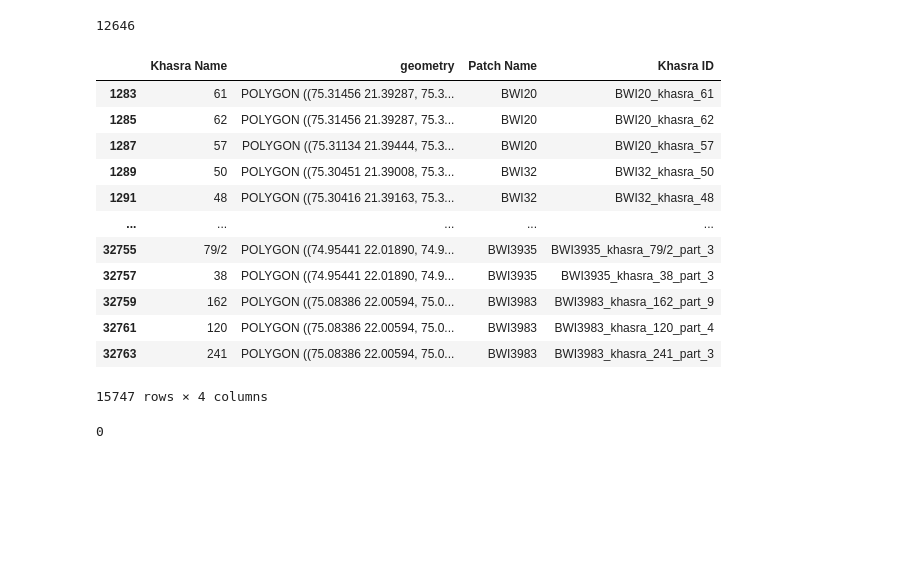
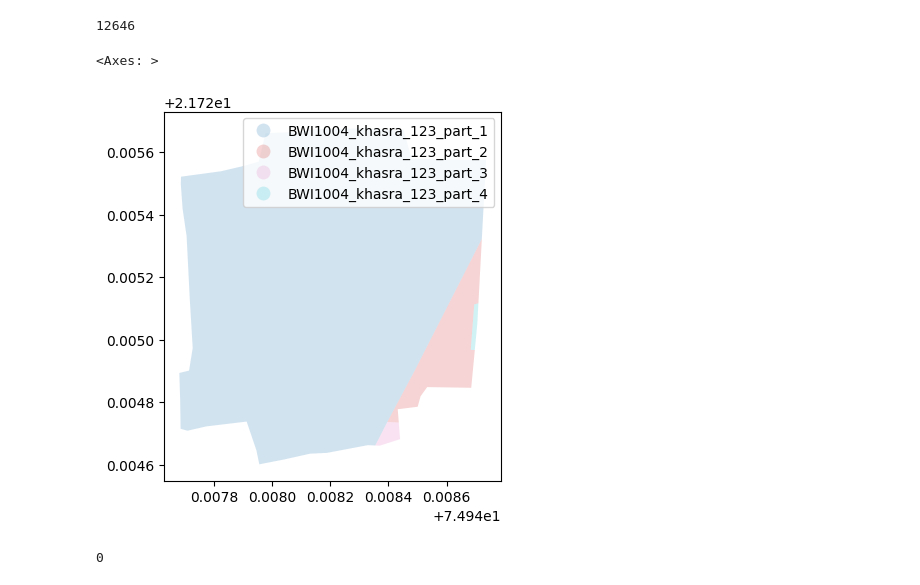
Before and after one commit to IDinsight/idinsight-solar-parks, a Jupyter notebook: notebooks/solar_parks_01_preprocessing.ipynb, the cells around one changed output. Saved outputs shown, nothing was run; the diff lists cells and outputs as text; code cells hidden in the pictures; blank space fills up the shorter version.

```diff
--- a/notebooks/solar_parks_01_preprocessing.ipynb
+++ b/notebooks/solar_parks_01_preprocessing.ipynb
@@ -385,7 +397,9 @@ raw_solar_park_boundary_gdf = gpd.read_file(
 raw_solar_park_boundary_gdf["source"] = "solar_park_boundary"
 # %%
 # find <td>FID</td> <td>10</td> and store the value in "Patch Name" variable
-raw_solar_park_boundary_gdf["Patch Name"] = raw_solar_park_boundary_gdf["Description"].str.extract(r"<td>FID</td>\s*<td>(\d+)</td>")
+raw_solar_park_boundary_gdf["Patch Name"] = raw_solar_park_boundary_gdf[
+    "Description"
+].str.extract(r"<td>FID</td>\s*<td>(\d+)</td>")
 # %%
 # combine into one gdf
 morena_gdf = pd.concat(
@@ -443,9 +459,11 @@ raw_barwani_gdf.geometry = raw_barwani_gdf.geometry.apply(
     lambda x: shapely.wkb.loads(shapely.wkb.dumps(x, output_dimension=2))
 )
 # break up multi-polygons
-raw_barwani_gdf_split = raw_barwani_gdf.explode(column='geometry', ignore_index=True)
+raw_barwani_gdf_split = raw_barwani_gdf.explode(column="geometry", ignore_index=True)
 # drop any single points or lines
-raw_barwani_gdf_split = raw_barwani_gdf_split[raw_barwani_gdf_split.geometry.type.isin(['Polygon', 'MultiPolygon'])]
+raw_barwani_gdf_split = raw_barwani_gdf_split[
+    raw_barwani_gdf_split.geometry.type.isin(["Polygon", "MultiPolygon"])
+]
 # %%
 raw_barwani_gdf_split.plot()
 # %% [output]
@@ -515,7 +533,9 @@ barwani_patches_gdf
 | 1281 | BWI4557 | POLYGON ((75.27163 22.12225, 75.2... |
 641 rows × 2 columns
 # %%
-barwani_khasra_gdf = barwani_khasra_gdf.sjoin(barwani_patches_gdf, how="left", predicate="intersects").drop(columns=['index_right'])
+barwani_khasra_gdf = barwani_khasra_gdf.sjoin(
+    barwani_patches_gdf, how="left", predicate="intersects"
+).drop(columns=["index_right"])
 # %%
 barwani_khasra_gdf["Patch Name"].isnull().sum()
 # %% [output]
@@ -547,27 +567,21 @@ barwani_khasra_gdf["Khasra ID"] = (
 # if there are duplicates, add a suffix
 barwani_khasra_gdf["Khasra ID"] = barwani_khasra_gdf["Khasra ID"].astype(str)
 barwani_khasra_gdf["Khasra ID"] = barwani_khasra_gdf["Khasra ID"].where(
-    ~barwani_khasra_gdf["Khasra ID"].duplicated(),
+    ~barwani_khasra_gdf["Khasra ID"].duplicated(keep=False),
     barwani_khasra_gdf["Khasra ID"]
     + "_part_"
-    + barwani_khasra_gdf.groupby("Khasra ID").cumcount().astype(str),
+    + (barwani_khasra_gdf.groupby("Khasra ID").cumcount() + 1).astype(str),
 )
-# %%
-barwani_khasra_gdf
-# %% [output]
-|  | Khasra Name | geometry | Patch Name | Khasra ID |
-| 1283 | 61 | POLYGON ((75.31456 21.39287, 75.3... | BWI20 | BWI20_khasra_61 |
-| 1285 | 62 | POLYGON ((75.31456 21.39287, 75.3... | BWI20 | BWI20_khasra_62 |
-| 1287 | 57 | POLYGON ((75.31134 21.39444, 75.3... | BWI20 | BWI20_khasra_57 |
-| 1289 | 50 | POLYGON ((75.30451 21.39008, 75.3... | BWI32 | BWI32_khasra_50 |
-| 1291 | 48 | POLYGON ((75.30416 21.39163, 75.3... | BWI32 | BWI32_khasra_48 |
-| ... | ... | ... | ... | ... |
-| 32755 | 79/2 | POLYGON ((74.95441 22.01890, 74.9... | BWI3935 | BWI3935_khasra_79/2_part_3 |
-| 32757 | 38 | POLYGON ((74.95441 22.01890, 74.9... | BWI3935 | BWI3935_khasra_38_part_3 |
-| 32759 | 162 | POLYGON ((75.08386 22.00594, 75.0... | BWI3983 | BWI3983_khasra_162_part_9 |
-| 32761 | 120 | POLYGON ((75.08386 22.00594, 75.0... | BWI3983 | BWI3983_khasra_120_part_4 |
-| 32763 | 241 | POLYGON ((75.08386 22.00594, 75.0... | BWI3983 | BWI3983_khasra_241_part_3 |
-15747 rows × 4 columns
+# %%
+# SOME KHASRAS OVERLAP!
+barwani_khasra_gdf[
+    barwani_khasra_gdf.duplicated(subset=["Khasra Name", "Patch Name"], keep=False)
+].sort_values(by=["Khasra ID"]).iloc[2:6].plot(
+    column="Khasra ID", alpha=0.2, legend=True
+)
+# %% [output]
+<Axes: >
+[figure, added]
 # %%
 barwani_khasra_gdf["Khasra ID"].duplicated().sum()
 # %% [output]
```
Also changed, not shown: parts of 13 cells of this notebook.
